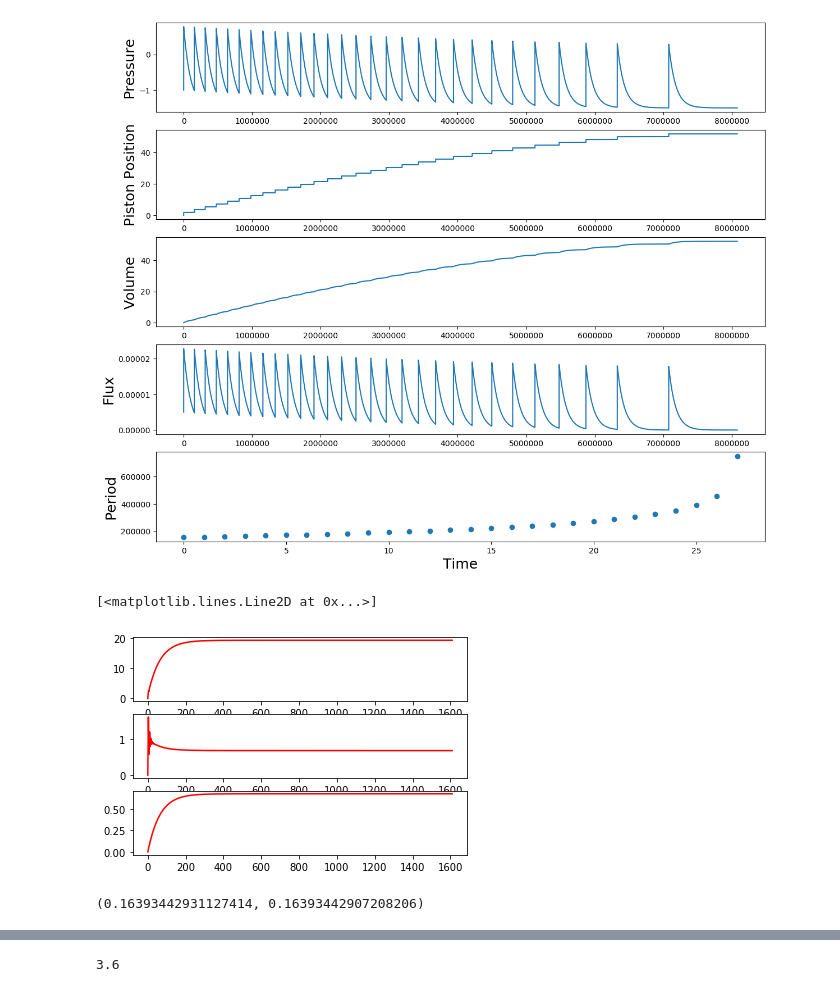
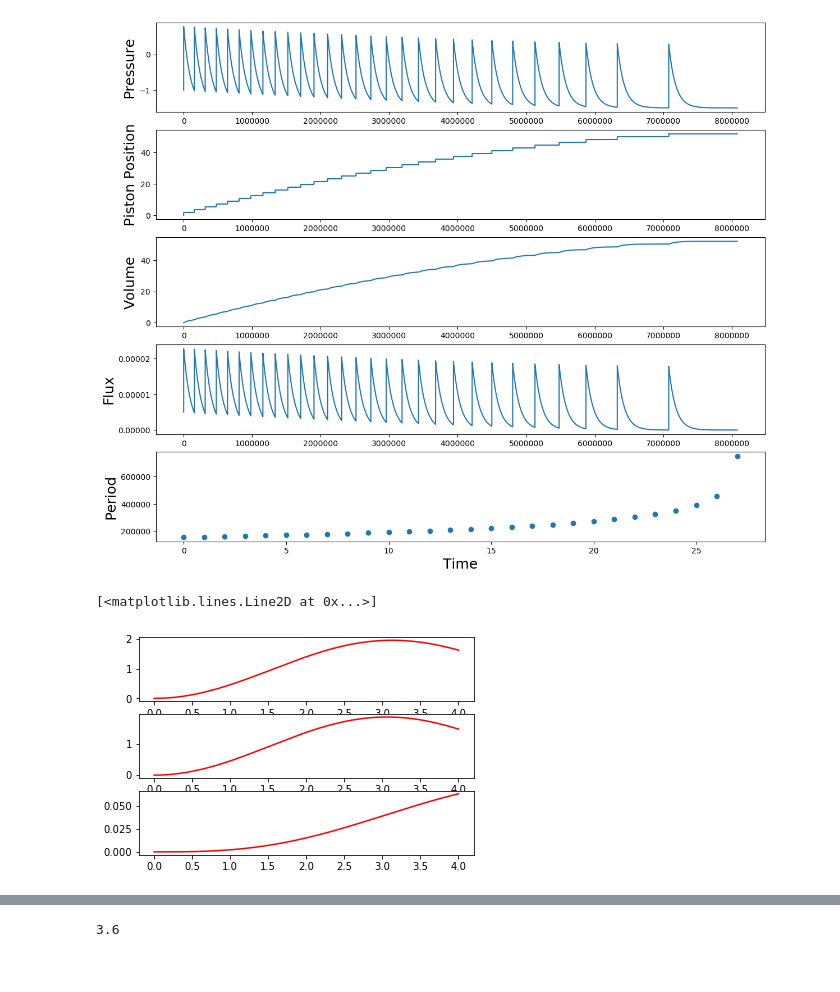
Before and after one commit to alberoman/kila_codes, a Jupyter notebook: model/notebook/piston_system_isotsasy_solver.ipynb, the cells around one changed output, grey strips where cells are left out. Saved outputs shown, nothing was run; the diff lists cells and outputs as text; code cells hidden in the pictures.

```diff
--- a/model/notebook/piston_system_isotsasy_solver.ipynb
+++ b/model/notebook/piston_system_isotsasy_solver.ipynb
@@ -166,9 +166,9 @@ import matplotlib.pyplot as mpl
 from scipy.integrate import odeint,solve_ivp
 
 
-R1 = 0.016905520169851383
-R3 = 0.3
-R4 = 0.010823330205994826
+R1 = 0.05129851882028377
+R3 = 0.03573233643858754
+R4 = 0.014446570604612461
 
 
 def slip_phase(w,time,p):
@@ -188,35 +188,31 @@ x_start = 0.
 v_start = 0
 p = [R1,R3,R4]
 if R3< 0.3 or R4 >R3:
     tend =  1000
 else:
     tend = 100 * 1/R4
 t_slip_phase = np.linspace(0,tend,1000)
 w0 = [x_start,v_start,p1_start,p2_start]
 wsol = odeint(slip_phase, w0, t_slip_phase, args=(p,))
 velocity = wsol[:,1]
 v0 =velocity[velocity<0][0]
 err_vel = np.abs(v0)
 tend = t_slip_phase[velocity<0][0]
 t_slip_phase = np.linspace(0,tend,1000)
 wsol = odeint(slip_phase, w0, t_slip_phase, args=(p,))
 x = wsol[:,0]
 x_stick = x[-1]
 v = wsol[:,1]
 p1= wsol[:,2]
 p2 = wsol[:,3]
 tslip = t_slip_phase
 p1approx = 1 / (R1+1) * (1 - np.cos(np.sqrt(1+R1) * tslip))
 plt.subplot(311)
 plt.plot(tslip,x,'r')
 plt.subplot(312)
 plt.plot(tslip,p1,'r')
 plt.subplot(313)
 plt.plot(tslip,p2,'r')
 # %% [output]
 [<matplotlib.lines.Line2D at 0x...>]
-[figure, old version]
+[figure, new version]
-# %%
-p1[-1],p2[-1]
-# %% [output]
-(0.16393442931127414, 0.16393442907208206)
```
Also changed, not shown: parts of 1 cell of this notebook, 5 other files.
